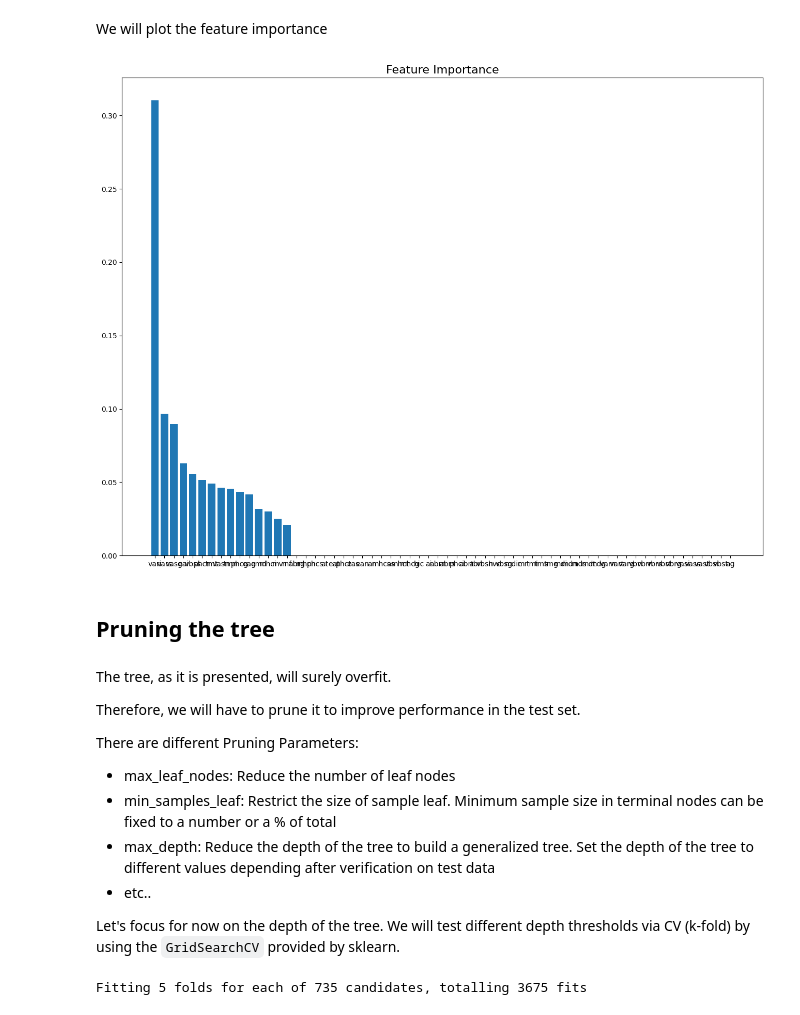
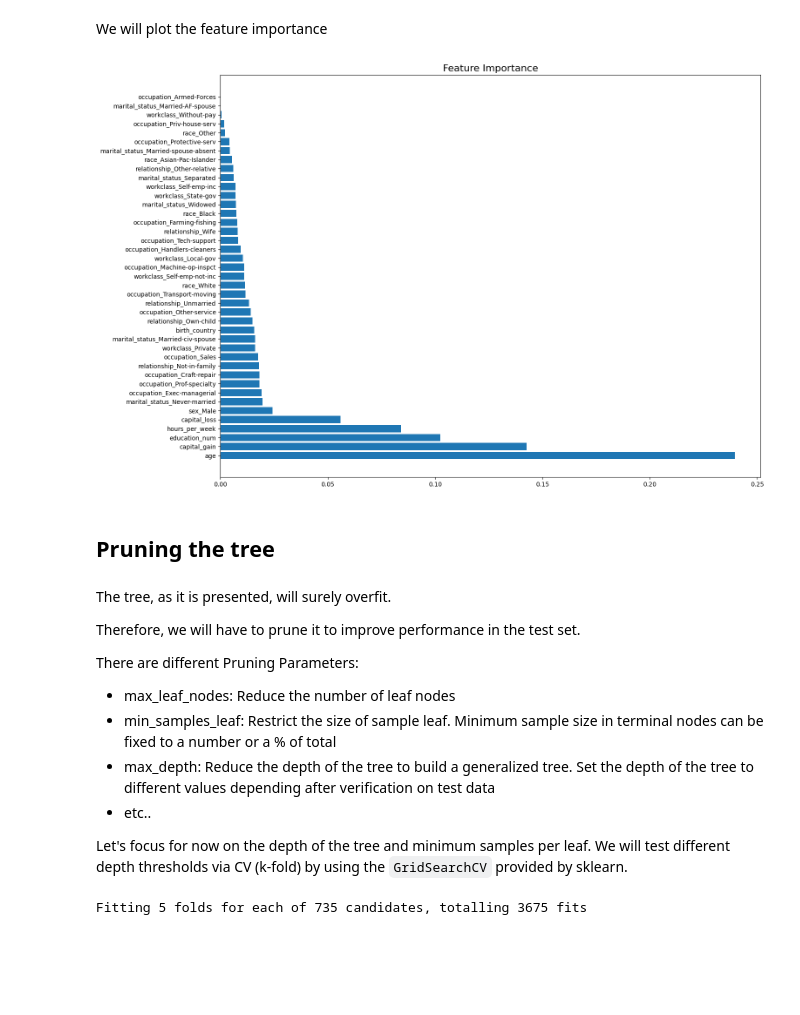
Before and after one commit to isaacchaljub/ML2_GP, a Jupyter notebook: ML2_group3.ipynb, the cells around one changed output. Drawn from its saved outputs; the diff is of its cells as text; code cells hidden in the pictures; blank space fills up the shorter version.

Commit message:
Completed the .ipynb analysis for the first try.

```diff
--- a/ML2_group3.ipynb
+++ b/ML2_group3.ipynb
@@ -94,0 +117,3 @@ Index([], dtype='object')
+# %%
+df.dropna(inplace=True)
+print ("Records and variables: ", df.shape)
@@ -94,0 +122,25 @@ Index([], dtype='object')
+# %%
+#Now let's do some encoding for the categorical variables
+
+from sklearn.preprocessing import OneHotEncoder
+
+categorical_columns = list(df.select_dtypes(include=[object]).columns)
+
+# Initialize One-Hot Encoder
+encoder = OneHotEncoder(drop="first", sparse_output=False, handle_unknown="ignore")
+
+# Fit and transform categorical columns
+encoded_cols = encoder.fit_transform(df[categorical_columns])
+
+# Convert encoded columns into a DataFrame
+encoded_df = pd.DataFrame(encoded_cols, columns=encoder.get_feature_names_out(categorical_columns))
+
+# Drop original categorical columns from the DataFrame
+df.drop(columns=categorical_columns, inplace=True)
+
+# Concatenate the DataFrame with the encoded categorical columns
+df = pd.concat([df, encoded_df], axis=1)
+
+df.dropna(inplace=True)
+
+df.head()
@@ -114,12 +174,17 @@ We are going to split it into training and test (with same class distribution of
+# %%
+#first define X and y for posterior analysis
+
+X= df.drop('income_over_50K',axis=1)
+y=df['income_over_50K']
 # %%
 def split_df(dataframe,y_column, seed=None, percentage=0.8):
 
     X = df.loc[:, dataframe.columns != y_column]
     y = df[y_column]
 
-    return train_test_split(X, y, test_size=1-percentage, random_state=seed) # note the stratify parameter
+    return train_test_split(X, y, test_size=1-percentage, random_state=seed, stratify=y) # note the stratify parameter
 
-X_train, X_test, Y_train, Y_test = split_df(df, seed=42, percentage=0.8, y_column='Class')
+X_train, X_test, Y_train, Y_test = split_df(df, seed=42, percentage=0.8, y_column='income_over_50K')
 # %%
 print("Training data set: ", X_train.shape)
 print("Testing data set: ", X_test.shape)
@@ -166,11 +231,12 @@ We will plot the feature importance
 # %%
 plt.figure(figsize=(16,12))
 importances = clas_tree.feature_importances_
 indices = np.argsort(importances)[::-1]
-plt.bar(X_train.columns[indices], importances[indices]) #average reduction in impurity resulting from splitting at each node of the tree using that feature
+plt.barh(X_train.columns[indices], importances[indices]) #average reduction in impurity resulting from splitting at each node of the tree using that feature
+#plt.xticks(rotation=90)
 plt.title('Feature Importance', fontsize=16);
 # %% [output]
-[figure, old version]
+[figure, new version]
 # %% [markdown]
 ## Pruning the tree
 # %% [markdown]
@@ -185,7 +251,7 @@ There are different Pruning Parameters:
  - max_depth: Reduce the depth of the tree to build a generalized tree. Set the depth of the tree to different values depending after verification on test data
  - etc..
 
-Let's focus for now on the depth of the tree. We will test different depth thresholds via CV (k-fold) by using the `GridSearchCV` provided by sklearn.
+Let's focus for now on the depth of the tree and minimum samples per leaf. We will test different depth thresholds via CV (k-fold) by using the `GridSearchCV` provided by sklearn.
 # %%
 from sklearn.model_selection import GridSearchCV
 
```
Also changed, not shown: parts of 47 cells of this notebook, 1 other file.
